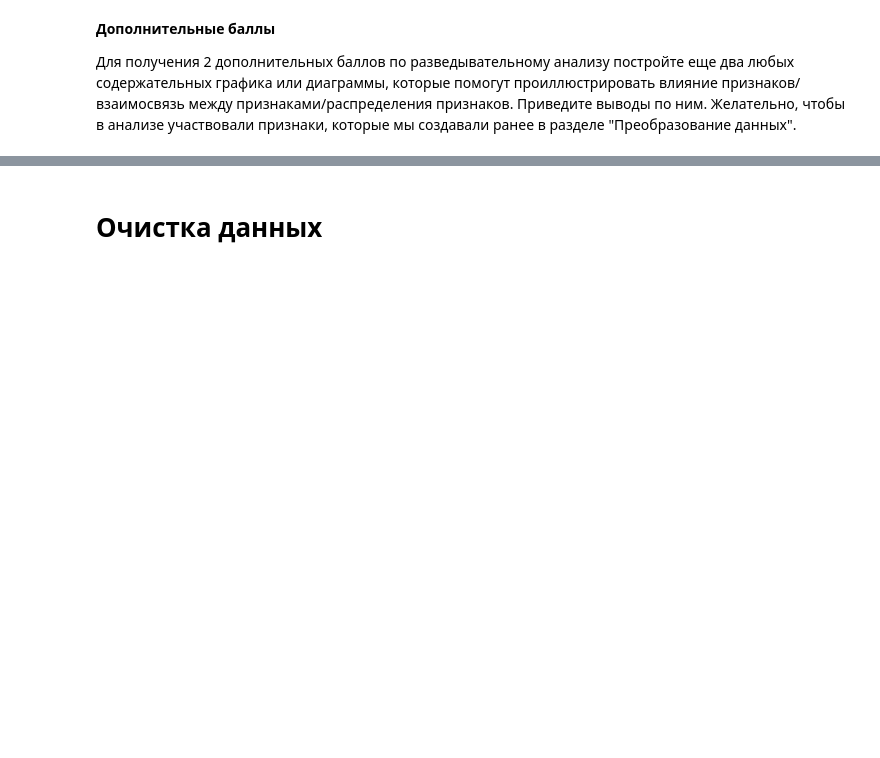
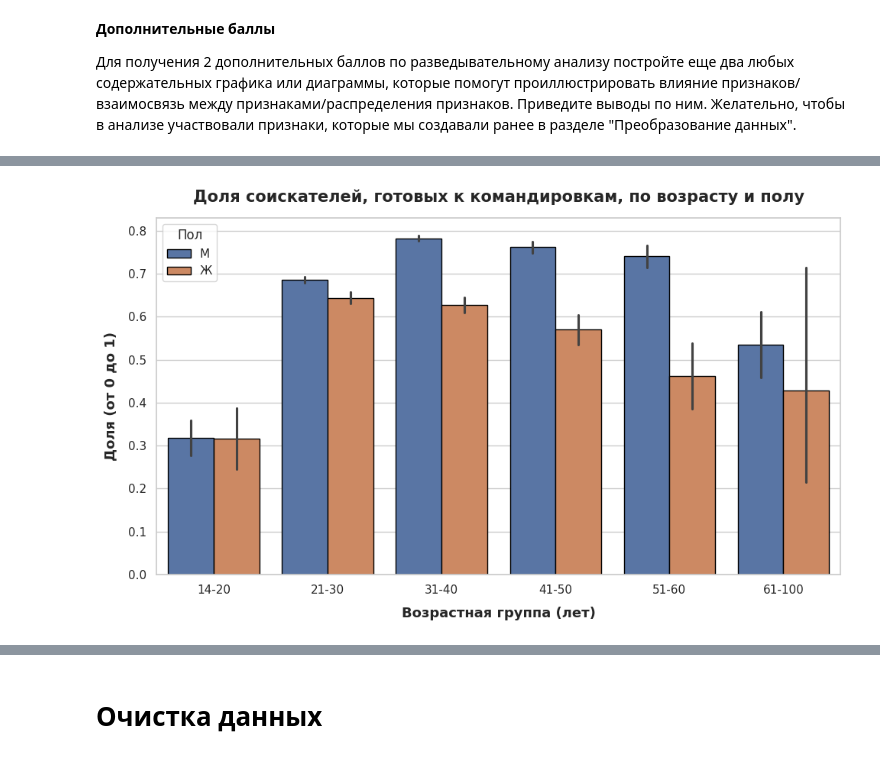
Before and after one commit to rostovcevartem209/hh_database, a Jupyter notebook: hh_database_project.ipynb, the cells around one changed output, grey strips where cells are left out. Saved outputs shown, nothing was run; the diff lists cells and outputs as text; code cells hidden in the pictures; blank space fills up the shorter version.

```diff
--- a/hh_database_project.ipynb
+++ b/hh_database_project.ipynb
@@ -832,0 +866,31 @@ plt.show()
+# %%
+sns.set_theme(style="whitegrid")
+plt.figure(figsize=(10, 6))
+
+sns.barplot(
+    data=db_curr,
+    x = 'Возрастная группа',
+    y = 'Готовность к командировкам',
+    hue = 'Пол',
+    edgecolor = 'black'
+)
+
+plt.title('Доля соискателей, готовых к командировкам, по возрасту и полу',
+          fontsize=15,
+          fontweight='bold',
+          pad=15)
+
+plt.xlabel('Возрастная группа (лет)',
+           fontsize=13,
+           fontweight='bold',
+           labelpad=10)
+
+plt.ylabel('Доля (от 0 до 1)',
+           fontsize=13,
+           fontweight='bold',
+           labelpad=10)
+
+plt.tight_layout()
+plt.show()
+# %% [output]
+[figure, added]
```
Also changed, not shown: parts of 15 cells of this notebook.
